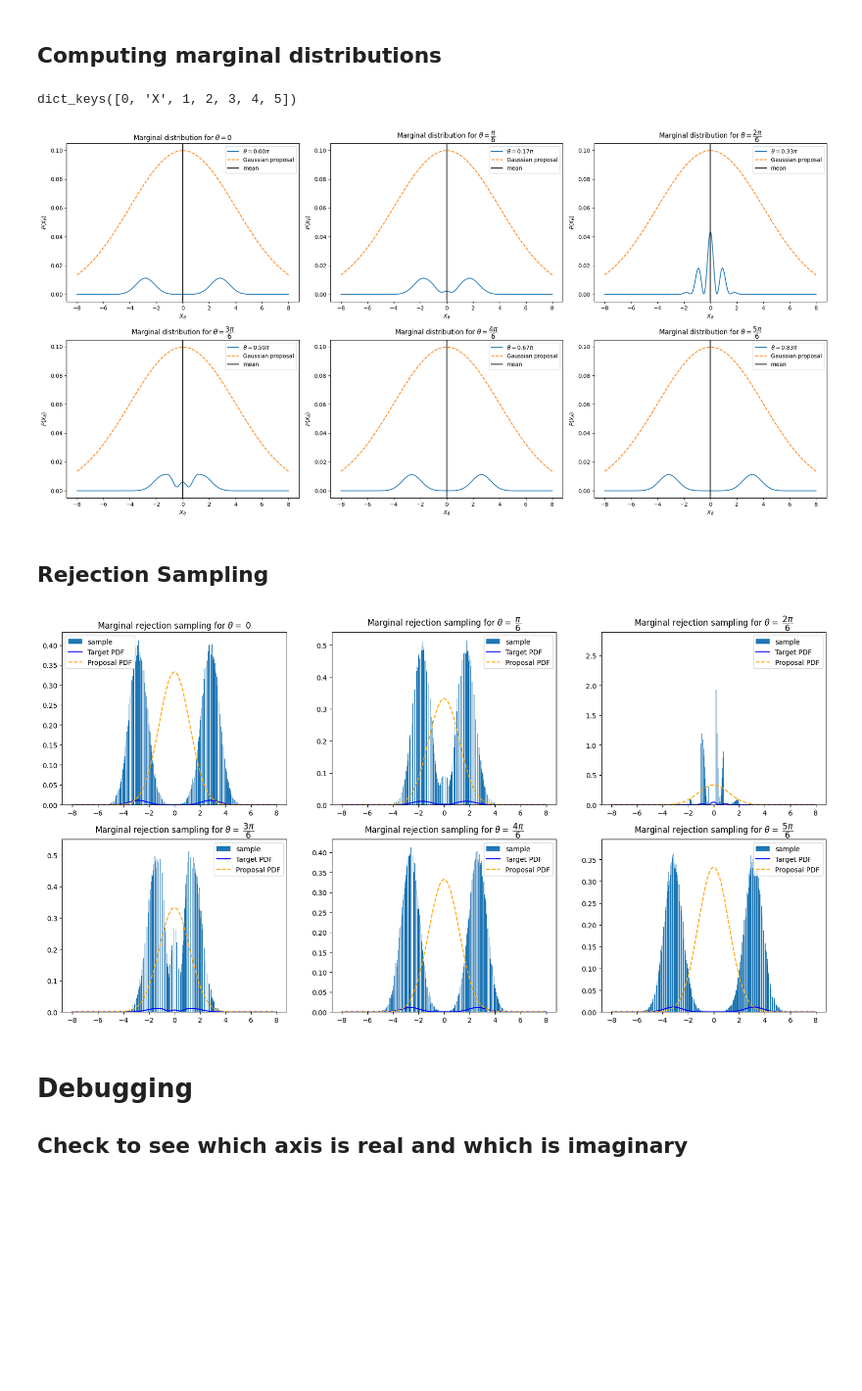
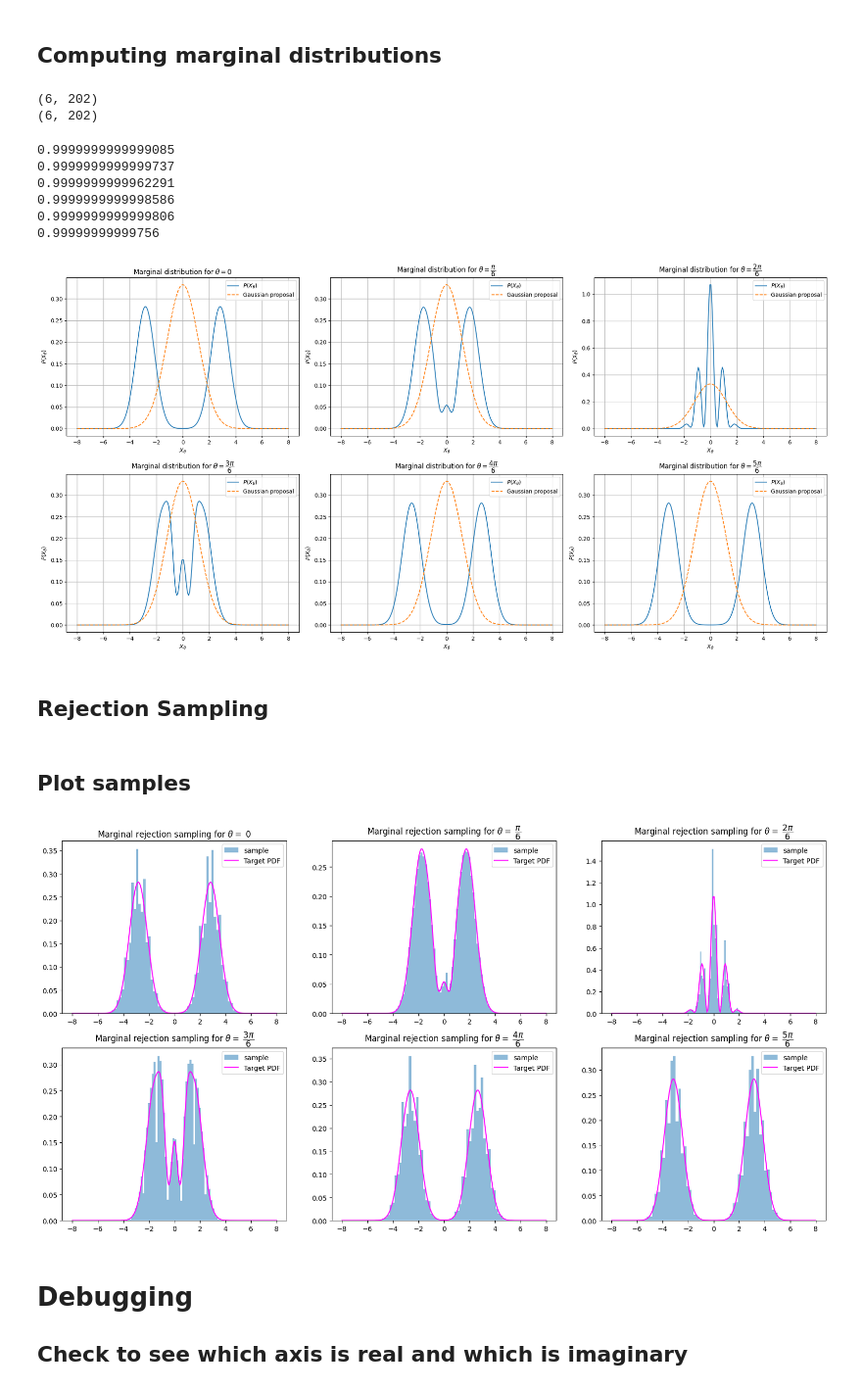
Before and after one commit to BastianValhoj/sciqisHomodyneTomography, a Jupyter notebook: HomoTomo/generateState.ipynb, the cells around one changed output. Shown at 98% size. Saved outputs shown, nothing was run; the diff lists cells and outputs as text; code cells hidden in the pictures; blank space fills up the shorter version.

```diff
--- a/HomoTomo/generateState.ipynb
+++ b/HomoTomo/generateState.ipynb
@@ -224,40 +233,53 @@ def marginal_angles(state, thetas, axis="p"):
 # %%
 state = generate_cv_state("cat", 50, alpha=2.0 + 1j, parity="even")  # generate a cat state
 thetas = [np.pi/6 * i for i in range(6)]
-marginals = marginal_angles(state, thetas, axis="p")
-print(marginals.keys())
+marginals, measurements = marginal_angles(state, thetas, axis="p")
 # %% [output]
-dict_keys([0, 'X', 1, 2, 3, 4, 5])
+(6, 202)
+(6, 202)
+# %%
+#check that the cumsum is 1
+for i in range(6):
+    print(marginals[i].sum() * (marginals["X"][1] - marginals["X"][0]))
+    # print(marginals[i].max())
+# %% [output]
+0.9999999999999085
+0.9999999999999737
+0.9999999999962291
+0.9999999999998586
+0.9999999999999806
+0.99999999999756
 # %%
 fig, axes = plt.subplots(2, 3, figsize=(20, 10))
 labs = [r"$0$", r"$\dfrac{\pi}{6}$"] + [rf"$\dfrac{{{i}\pi}}{{6}}$" for i in range(2, 6)]
 for i in tqdm(range(6), desc="Plotting marginals"):
     ax = axes[i//3, i%3]
-    ax.plot(marginals["X"], marginals[i], label=fr"$\theta={i/6:.2f}\pi$")
+    ax.plot(marginals["X"], marginals[i], label=r"$P(X_{\theta})$")
     mu = marginals[i] @ marginals["X"] # <X> = sum_i p_i*x_i
-    gaus = norm(loc=mu, scale=4).pdf(marginals["X"])
+    gaus = norm(loc=mu, scale=1.2).pdf(marginals["X"])
     ax.plot(marginals["X"], gaus, label="Gaussian proposal", linestyle="--")
-    ax.axvline(mu, color="k", linestyle="-", label="mean")
+    # ax.axvline(mu, color="k", linestyle="-", label="mean")
     ax.set_title(f"Marginal distribution for $\\theta=${labs[i]}")
     ax.set_xlabel(r"$X_{\theta}$")
     ax.set_ylabel(r"$P(X_{\theta})$")
     ax.legend()
+    ax.grid()
 
 fig.tight_layout()
 # %% [output]
-[figure, old version]
+[figure, new version]
 # %% [markdown]
 ## Rejection Sampling
 # %%
-def generator(cond):
-    while cond:
-        yield
-
 def rejection_sampling(target_pdf, proposal_pdf, proposal_sampler, n_samples, i, marginals):
 
     samples = []
     with tqdm(total=n_samples, desc=f"Rejection sampling for theta={i/np.pi:.3f}pi") as pbar:
         while (len(samples) < n_samples): # condition
+
+            # xmin_index = np.argwhere(np.isclose(marginals[i], 0))[-1] # get the highest index for zero value
+            # xmax_index = np.argwhere(np.isclose(marginals[i], 0))[0] # get the lowest index for zero value
+            # x = proposal_sampler(xmin=marginals["X"][xmin_index], xmax=marginals["X"][xmax_index])  # Sample from proposal distribution
             x = proposal_sampler()  # Sample from proposal distribution
             if  marginals["X"].min() > x and x > marginals["X"].max():
                 pbar.set_postfix({"rejected": x})
@@ -297,6 +319,8 @@ def target_pdf(x, i=0):
 
 proposal_sampler = lambda: np.random.normal(loc=0, scale=1) # Example proposal sampler
 
+# proposal_sampler = lambda xmin, xmax: np.random.uniform(xmin, xmax) # Example proposal sampler
+
 def get_samples(marginals, n_samples=500, sampler="rejection"):
     xs = {}
     for i in trange(6, desc="Sampling"):
@@ -307,24 +331,38 @@ def get_samples(marginals, n_samples=500, sampler="rejection"):
             xs[i] = rejection_sampling(target, proposal, proposal_sampler, n_samples=n_samples, i=i, marginals=marginals)
 
         elif sampler == "choice":
-            xs[i] = np.random.choice(marginals["X"], p=np.where(marginals[i] > 0, marginals[i], 0), size=n_samples, replace=True)
+            dx = marginals["X"][1] - marginals["X"][0]
+            prob = marginals[i] * dx
+
+            # find index for negative values
+            index_negative = np.argwhere(prob < 0)
+
+            # raise error if all negative values not close to zero
+            if not (np.isclose(prob[index_negative], 0)).all():
+                raise ValueError(f"prob negatives : {prob[index_negative].ravel()}")
+
+            # set negative values to zero
+            prob = np.where(prob < 0, 0, prob)
+            xs[i] = np.random.choice(marginals["X"], p=prob, replace=True, size=n_samples)
         else:
             raise ValueError(f"Unknown sampling type: {sampler}")
 
     return xs
 
 samples = get_samples(marginals, n_samples=100_000, sampler="choice")
+# %% [markdown]
+## Plot samples
 # %%
 fig, axes = plt.subplots(2,3, figsize=(20, 10))
 
 for i, ax in enumerate(axes.flatten()):
-    ax.hist(samples[i], bins=400, density=True, label=f"sample")
-    ax.plot(marginals["X"], marginals[i]*np.sum(marginals[i]), label="Target PDF", color="blue")
-    ax.plot(marginals["X"], norm.pdf(marginals["X"], loc=marginals["X"] @ marginals[i], scale=1.2), label="Proposal PDF", color="orange", linestyle="--")
+    ax.hist(samples[i], bins=60, density=True, label=f"sample", alpha=0.5)
+    ax.plot(marginals["X"], marginals[i], label="Target PDF", color="magenta")
+    # ax.plot(marginals["X"], norm.pdf(marginals["X"], loc=marginals["X"] @ marginals[i], scale=1.2), label="Proposal PDF", color="orange", linestyle="--")
     ax.set_title(f"Marginal rejection sampling for $\\theta =$ {labs[i]}")
     ax.legend()
 # %% [output]
-[figure, old version]
+[figure, new version]
 # %% [markdown]
 # Debugging
 ## Check to see which axis is real and which is imaginary
```
Also changed, not shown: parts of 3 cells of this notebook.
